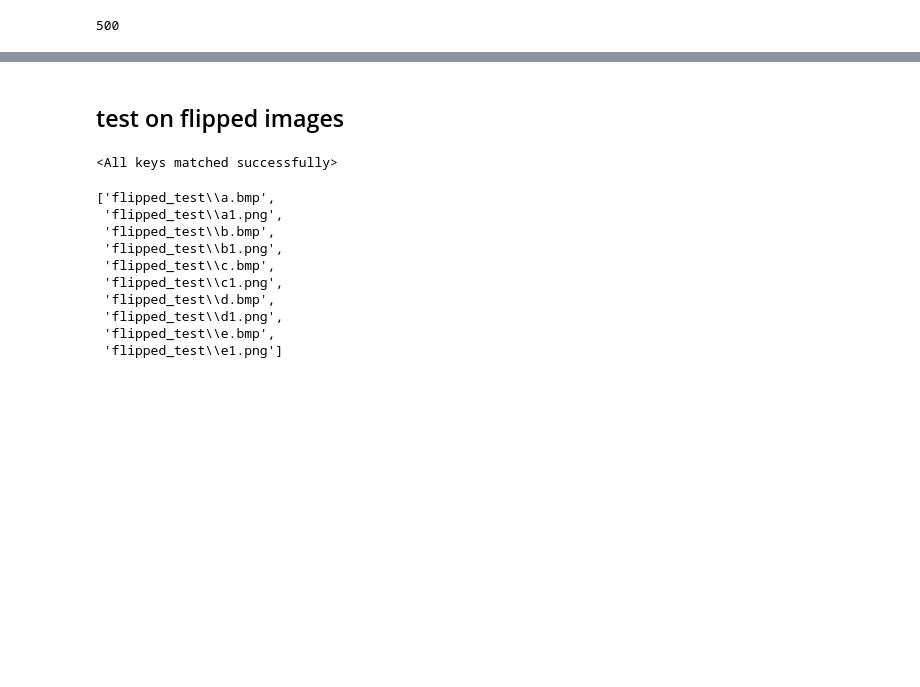
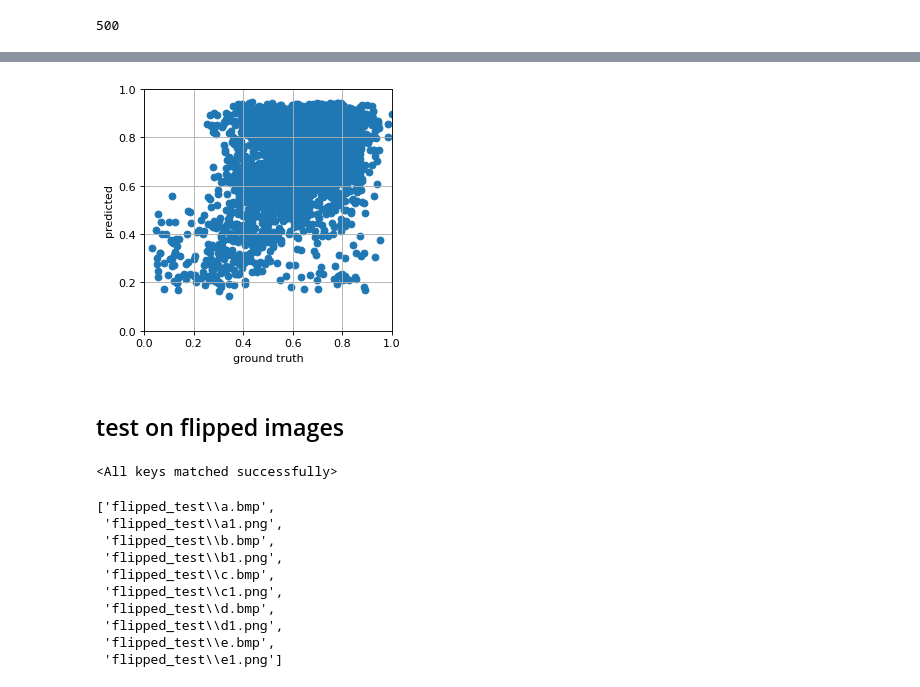
Before and after one commit to farhadhsn8/-Image-Quality-Assessment, a Jupyter notebook: bosse2017 varianced_patches/test_varianced_and_random_patch_method/testRandomMode__trainedOnLIVE.ipynb, the cells around one changed output, grey strips where cells are left out. Drawn from its saved outputs; the diff is of its cells as text; code cells hidden in the pictures; blank space fills up the shorter version.

```diff
--- a/bosse2017 varianced_patches/test_varianced_and_random_patch_method/testRandomMode__trainedOnLIVE.ipynb
+++ b/bosse2017 varianced_patches/test_varianced_and_random_patch_method/testRandomMode__trainedOnLIVE.ipynb
@@ -191,0 +218,18 @@ plt.show()
+# %%
+import h5py
+
+Info = h5py.File("TID2013fullinfo.mat", 'r')
+scale = Info['subjective_scores'][0, :].max()
+mos = Info['subjective_scores'][0, :] / scale #
+mos_std = Info['subjective_scoresSTD'][0, :] / scale
+# %%
+rands_index = []
+with open("tmp_imgIndex.txt", "r") as f:
+  for line in f:
+    rands_index.append(int(line.strip()))
+# %%
+mos_ = []
+mos_std_ = []
+for i in rands_index:
+    mos_.append(mos[i])
+    mos_std_.append(mos_std[i])
@@ -192,3 +249,22 @@ plt.show()
+# %%
+import matplotlib.pyplot as plt
+from matplotlib.pyplot import figure
+figure(figsize=(4,4), dpi=80)
+
+# fig, ax = plt.subplots(figsize=(12, 12))
+
+plt.xlabel("ground truth")
+plt.ylabel("predicted")
+
+plt.grid()
+
+plt.xlim([0, 1])
+plt.ylim([0, 1])
+
+plt.scatter(mos_, predicts)
+plt.show()
+# %% [output]
+[figure, added]
 # %% [markdown]
 ## test on flipped images
 # %%
```
Also changed, not shown: parts of 31 cells of this notebook, 6 other files.
